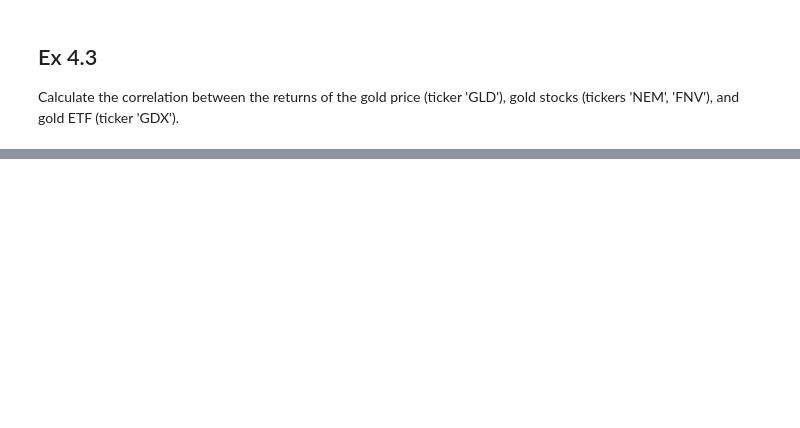
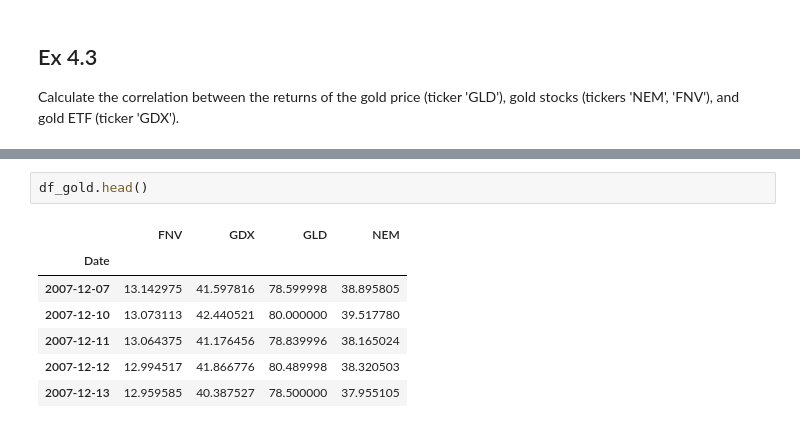
Before and after one commit to halilcodes/quant-trading-essentials, a Jupyter notebook: Chapter4_exercises.ipynb, the cells around one changed output, grey strips where cells are left out. Cells and saved outputs as stored; diff of their text form; blank space fills up the shorter version.

```diff
--- a/Chapter4_exercises.ipynb
+++ b/Chapter4_exercises.ipynb
@@ -55,0 +60,10 @@ Calculate the correlation between the returns of the gold price (ticker 'GLD'),
+# %%
+df_gold.head()
+# %% [output]
+|  | FNV | GDX | GLD | NEM |
+| Date |  |  |  |  |
+| 2007-12-07 | 13.142975 | 41.597816 | 78.599998 | 38.895805 |
+| 2007-12-10 | 13.073113 | 42.440521 | 80.000000 | 39.517780 |
+| 2007-12-11 | 13.064375 | 41.176456 | 78.839996 | 38.165024 |
+| 2007-12-12 | 12.994517 | 41.866776 | 80.489998 | 38.320503 |
+| 2007-12-13 | 12.959585 | 40.387527 | 78.500000 | 37.955105 |
```
Also changed, not shown: parts of 7 cells of this notebook.
